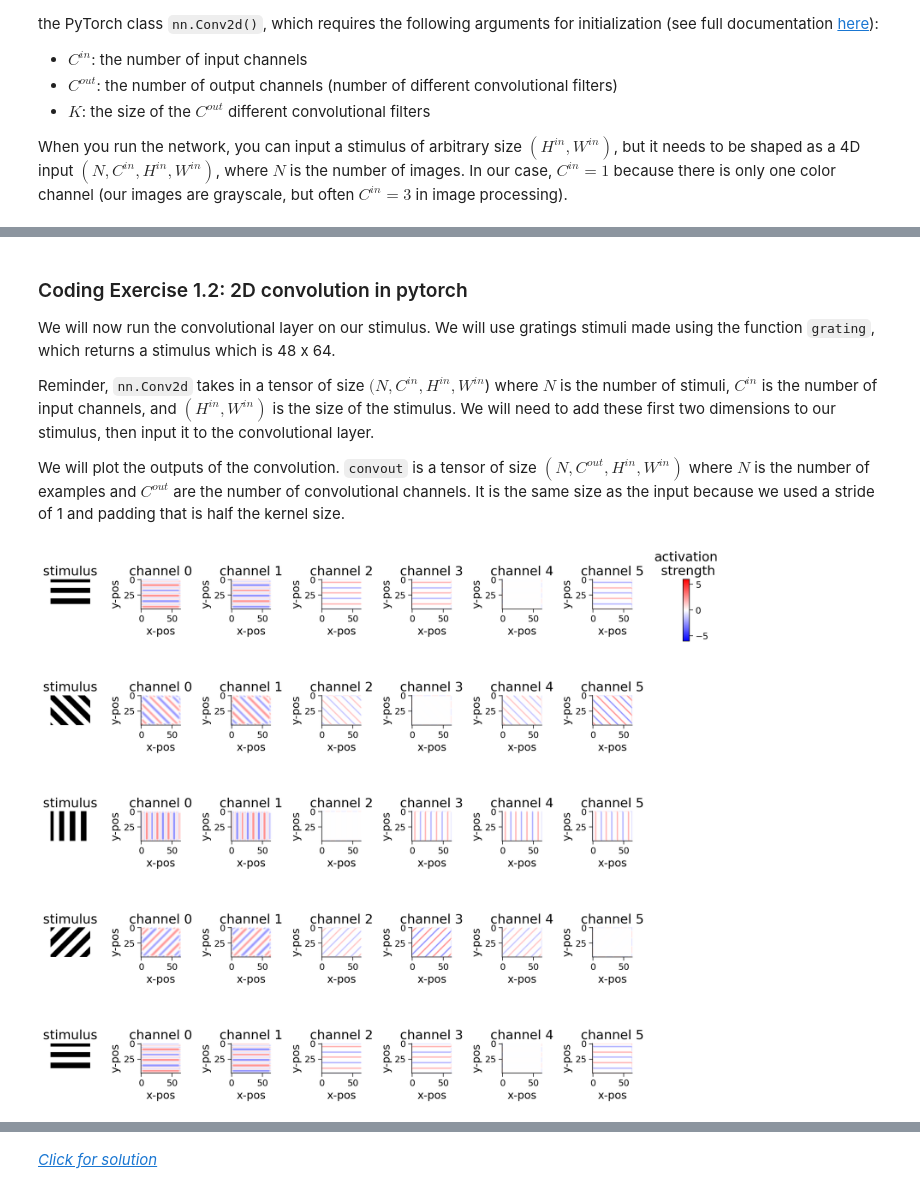
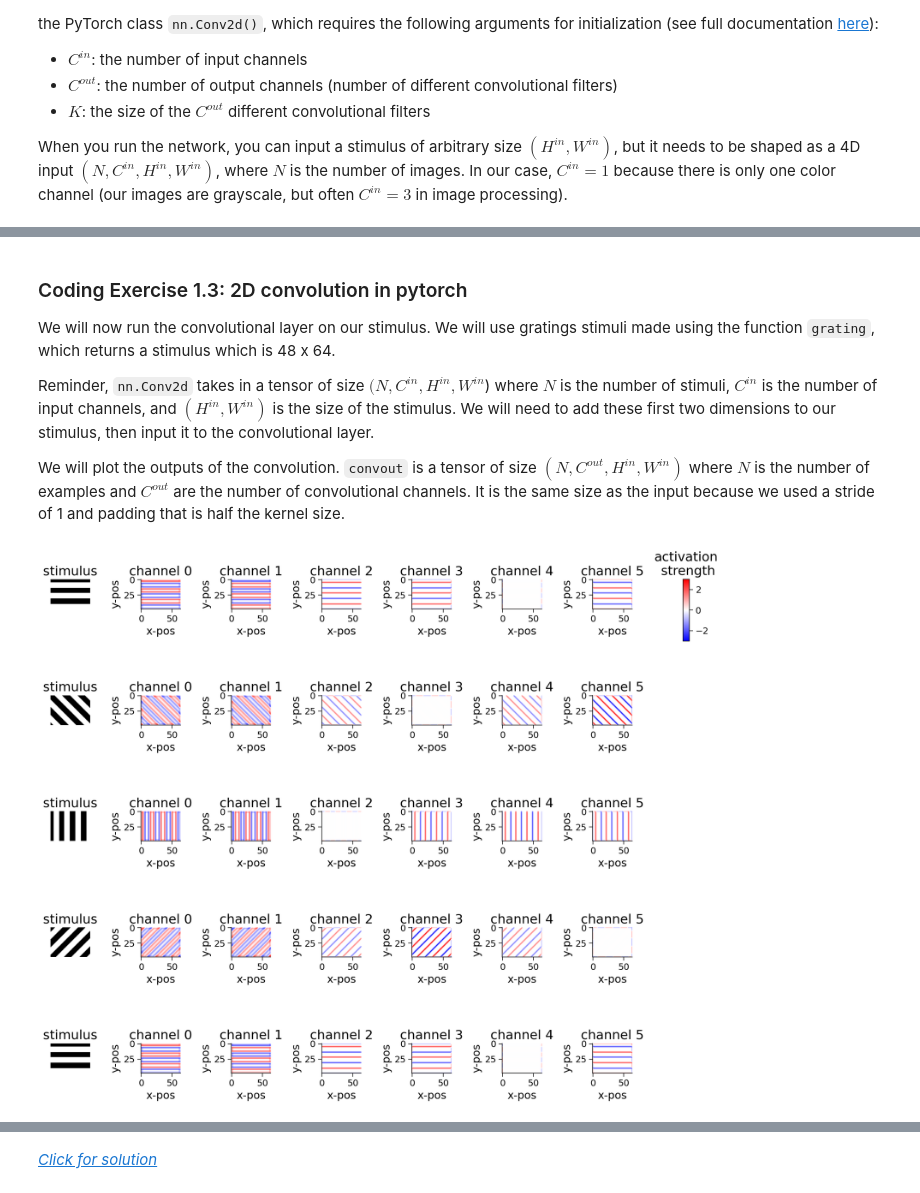
Before and after one commit to zaizibai/neuromatch-2021, a Jupyter notebook: tutorials/W2D1_DeepLearning/student/W2D1_Tutorial2.ipynb, the cells around one changed output, grey strips where cells are left out. Drawn from its saved outputs; the diff is of its cells as text; code cells hidden in the pictures.

```diff
--- a/tutorials/W2D1_DeepLearning/student/W2D1_Tutorial2.ipynb
+++ b/tutorials/W2D1_DeepLearning/student/W2D1_Tutorial2.ipynb
@@ -518,13 +419,12 @@ class ConvolutionalLayer(nn.Module):
     """Run stimulus through convolutional layer
 
     Args:
-        s (torch.Tensor): n_stimuli x h x w tensor with stimuli
+        s (torch.Tensor): n_stimuli x c_in x h x w tensor with stimuli
 
     Returns:
-        (torch.Tensor): n_stimuli x c_out x w x h tensor with convolutional layer unit activations.
+        (torch.Tensor): n_stimuli x c_out x h x w tensor with convolutional layer unit activations.
 
     """
-    s = s.unsqueeze(1) # add channel dimension
     a = self.conv(s)  # output of convolutional layer
 
     return a
@@ -531,5 +450,5 @@ class ConvolutionalLayer(nn.Module):
 # %% [markdown]
-### Coding Exercise 1.2: 2D convolution in pytorch
+### Coding Exercise 1.3: 2D convolution in pytorch
 
 We will now run the convolutional layer on our stimulus. We will use gratings stimuli made using the function `grating`, which returns a stimulus which is 48 x 64.
 
@@ -537,34 +456,37 @@ Reminder, `nn.Conv2d` takes in a tensor of size $(N, C^{in}, H^{in}, W^{in}$) wh
 
 We will plot the outputs of the convolution. `convout` is a tensor of size $(N, C^{out}, H^{in}, W^{in})$ where $N$ is the number of examples and $C^{out}$ are the number of convolutional channels. It is the same size as the input because we used a stride of 1 and padding that is half the kernel size.
 # %%
+
+# Stimulus parameters
+in_channels = 1 # how many input channels in our images
+h = 48 # height of images
+w = 64 # width of images
+
 # Convolution layer parameters
 K = 7 # filter size
-conv_channels = 6 # how many convolutional channels to have in our layer
+out_channels = 6 # how many convolutional channels to have in our layer
+example_filters = filters(out_channels, K) # create filters to use
+
 convout = np.zeros(0) # assign convolutional activations to convout
 
-################################################################################
-## TODO for students: create convolutional layer in pytorch
-# Complete and uncomment
-################################################################################
-
-### Initialize conv layer and add weights from function filters
+### Initialize conv layer with weights from function filters
 # you need to specify :
 # * the number of input channels c_in
 # * the number of output channels c_out
 # * the filter size K
-convLayer = ConvolutionalLayer(c_in=1, c_out=conv_channels, K=K,
-                               filters=filters(K))
+convLayer = ConvolutionalLayer(c_in=in_channels, c_out=out_channels, K=K,
+                               filters=example_filters)
 
 ### Create stimuli (H_in, W_in)
-stimuli = torch.zeros((len(orientations), 48, 64), dtype=torch.float32)
 orientations = [-90, -45, 0, 45, 90]
+stimuli = torch.zeros((len(orientations), in_channels, h, w), dtype=torch.float32)
 for i,ori in enumerate(orientations):
-  stimuli[i] = grating(ori)
+  stimuli[i,0] = grating(ori)
 
 convout = convLayer(stimuli)
 convout = convout.detach() # detach gradients
 
-plot_example_activations(stimuli, convout, channels=np.arange(0, conv_channels))
+plot_example_activations(stimuli, convout, channels=np.arange(0, out_channels))
 # %% [output]
-[figure, old version]
+[figure, new version]
 # %% [markdown]
```
Also changed, not shown: parts of 38 cells of this notebook.
